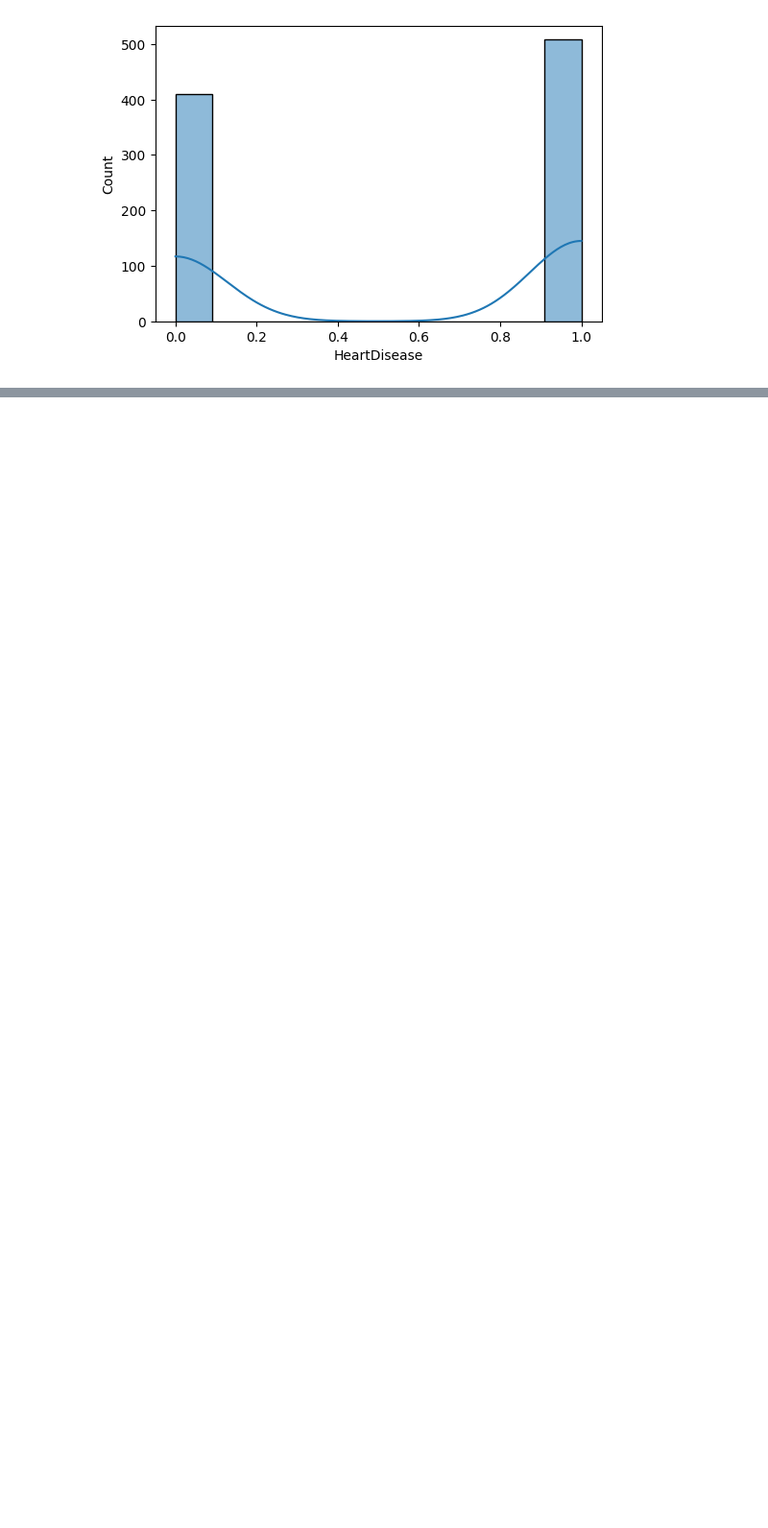
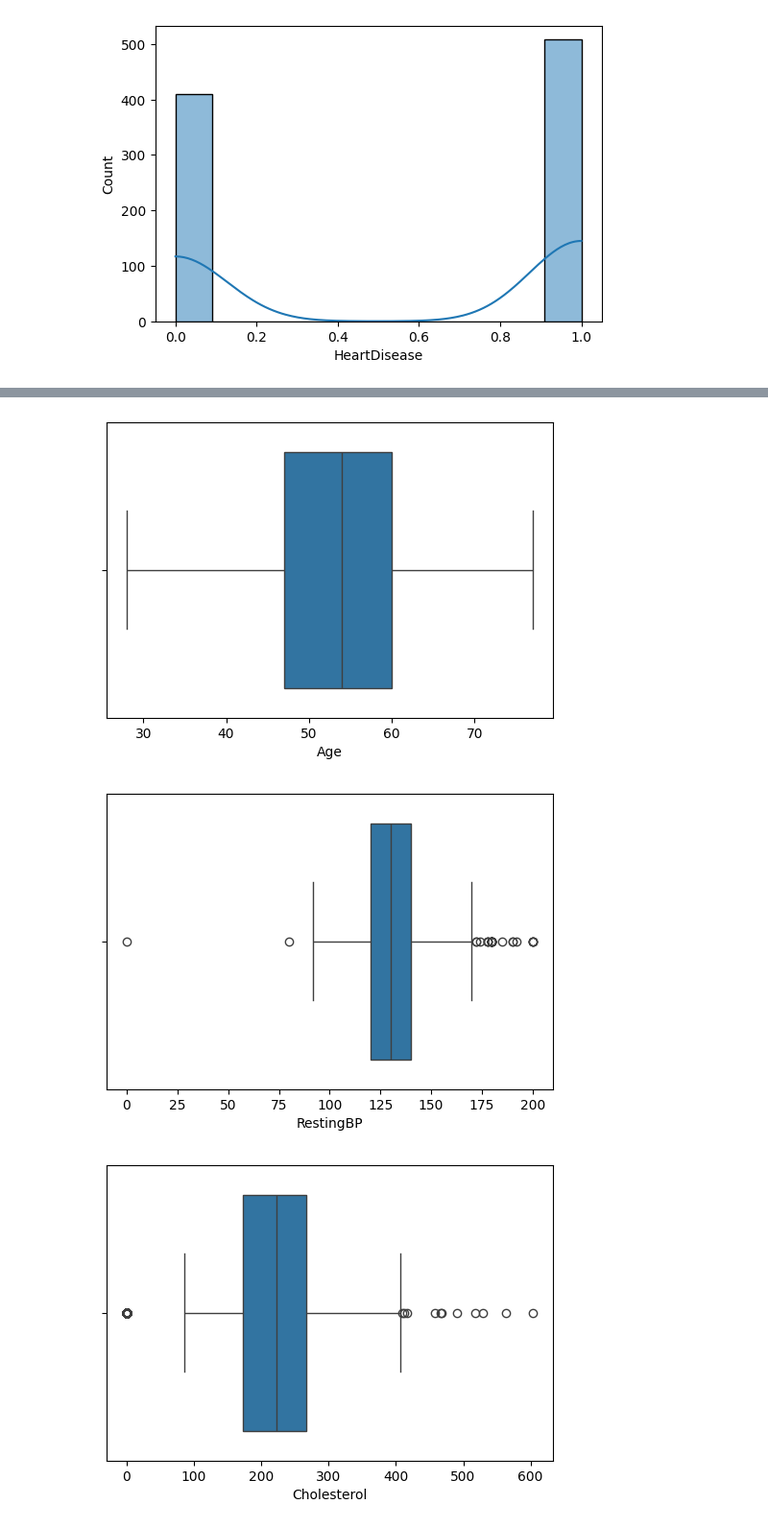
Before and after one commit to Mudra111/python_learning, a Jupyter notebook: heart_disease_project/heart_d_prediction.ipynb, the cells around one changed output, grey strips where cells are left out. Shown at 96% size. Saved outputs shown, nothing was run; the diff lists cells and outputs as text; code cells hidden in the pictures; blank space fills up the shorter version.

```diff
--- a/heart_disease_project/heart_d_prediction.ipynb
+++ b/heart_disease_project/heart_d_prediction.ipynb
@@ -50,0 +123,8 @@ for col in columns:
+# %%
+for col in columns:
+    plt.figure(figsize=(6,4))
+    sns.boxplot(x=df[col])
+# %% [output]
+[figure, added]
+[figure, added]
+[figure, added]
```
Also changed, not shown: parts of 26 cells of this notebook.
